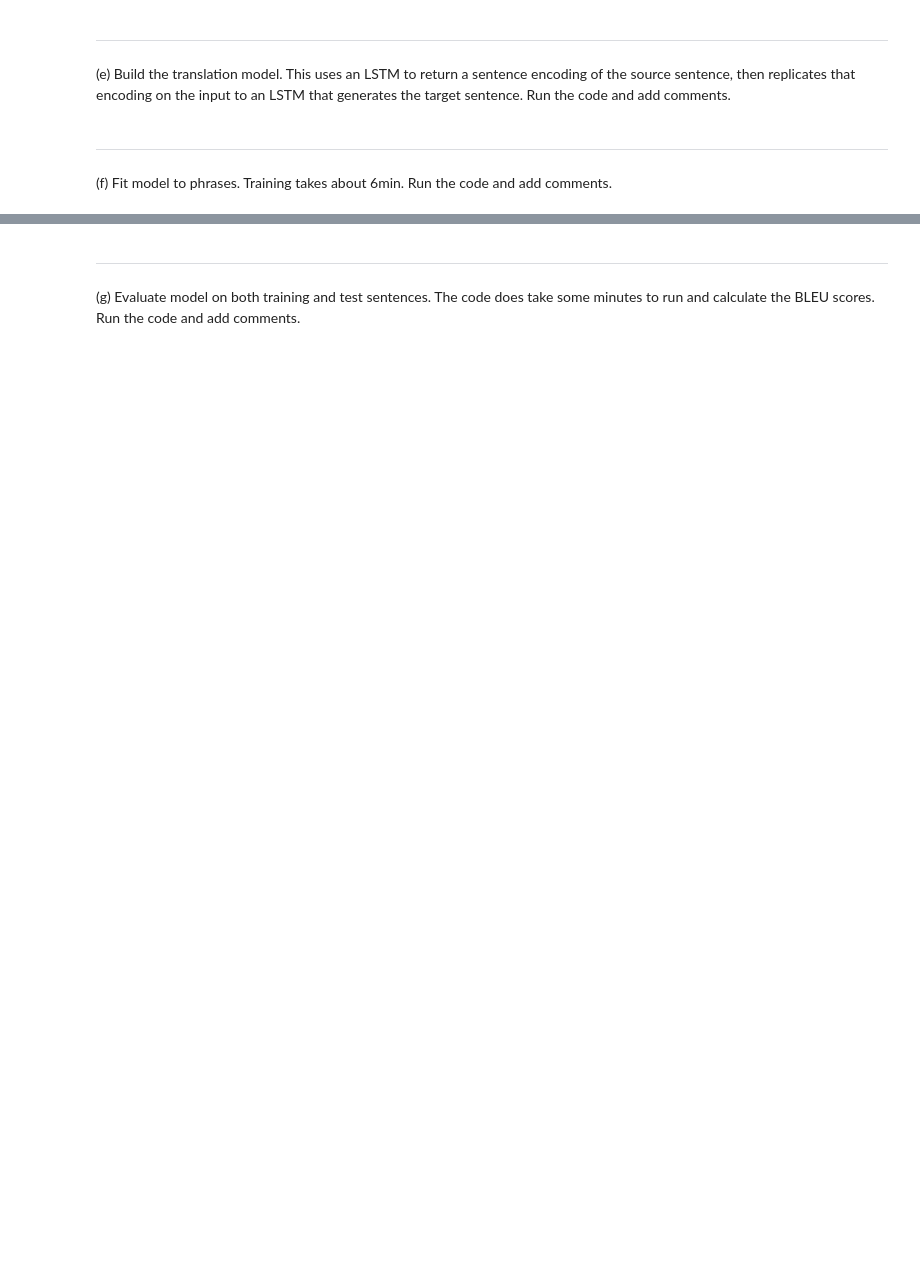
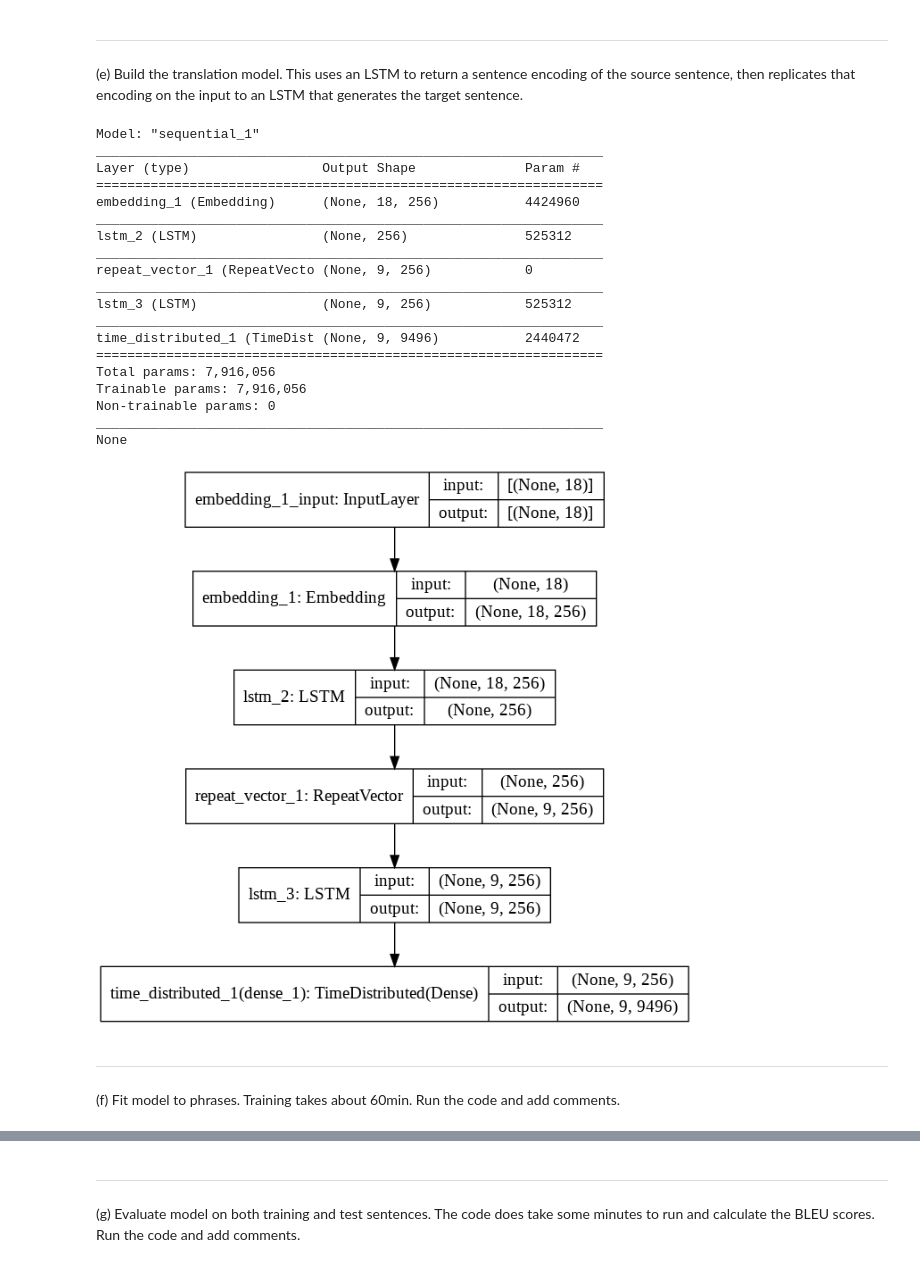
Before and after one commit to mhuckvale/pals0039, a Jupyter notebook: Exercise_8_3.ipynb, the cells around one changed output, grey strips where cells are left out. Saved outputs shown, nothing was run; the diff lists cells and outputs as text; code cells hidden in the pictures; blank space fills up the shorter version.

```diff
--- a/Exercise_8_3.ipynb
+++ b/Exercise_8_3.ipynb
@@ -201,30 +221,51 @@ testY = encode_output(testY, eng_vocab_size)
 # %% [markdown]
 ---
-(e) Build the translation model. This uses an LSTM to return a sentence encoding of the source sentence, then replicates that encoding on the input to an LSTM that generates the target sentence. Run the code and add comments.
+(e) Build the translation model. This uses an LSTM to return a sentence encoding of the source sentence, then replicates that encoding on the input to an LSTM that generates the target sentence.
 # %%
-#
+# define the encoder-decoder model
 def define_model(src_vocab, tar_vocab, src_timesteps, tar_timesteps, n_units):
 	model = Sequential()
-	#
-	model.add(Embedding(src_vocab, n_units, input_length=src_timesteps, mask_zero=True))
-	#
+	# layer 1 is an embedding of the input words
+	model.add(Embedding(src_vocab, 256, input_length=src_timesteps))
+	# layer 2 creates sentence embedding
 	model.add(LSTM(n_units))
-	#
+	# the embedding is then replicated over all the output timesteps
 	model.add(RepeatVector(tar_timesteps))
-	#
+	# layer 3 unpacks the embedding
 	model.add(LSTM(n_units, return_sequences=True))
-	#
+	# layer 4 computes a pdf over the output vocabulary
 	model.add(TimeDistributed(Dense(tar_vocab, activation='softmax')))
 	return model
 
-#
+# create a german to english translation model
 model = define_model(ger_vocab_size, eng_vocab_size, ger_length, eng_length, 256)
-model.compile(optimizer='adam', loss='categorical_crossentropy')
+model.compile(optimizer='adam', loss='sparse_categorical_crossentropy')
 
-#
+# summarise the model
 print(model.summary())
 plot_model(model, to_file='model.png', show_shapes=True)
+# %% [output]
+Model: "sequential_1"
+_________________________________________________________________
+Layer (type)                 Output Shape              Param #
+=================================================================
+embedding_1 (Embedding)      (None, 18, 256)           4424960
+_________________________________________________________________
+lstm_2 (LSTM)                (None, 256)               525312
+_________________________________________________________________
+repeat_vector_1 (RepeatVecto (None, 9, 256)            0
+_________________________________________________________________
+lstm_3 (LSTM)                (None, 9, 256)            525312
+_________________________________________________________________
+time_distributed_1 (TimeDist (None, 9, 9496)           2440472
+=================================================================
+Total params: 7,916,056
+Trainable params: 7,916,056
+Non-trainable params: 0
+_________________________________________________________________
+None
+[figure, added]
 # %% [markdown]
 ---
-(f) Fit model to phrases. Training takes about 6min. Run the code and add comments.
+(f) Fit model to phrases. Training takes about 60min. Run the code and add comments.
 # %%
```
Also changed, not shown: parts of 12 cells of this notebook.
